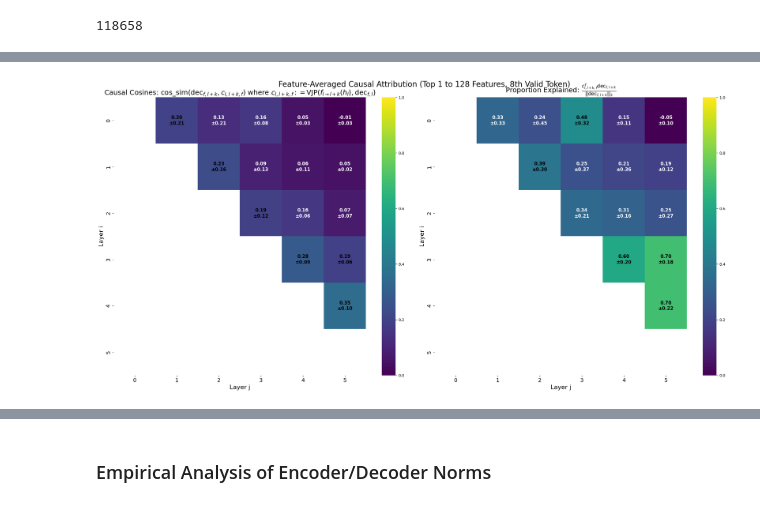
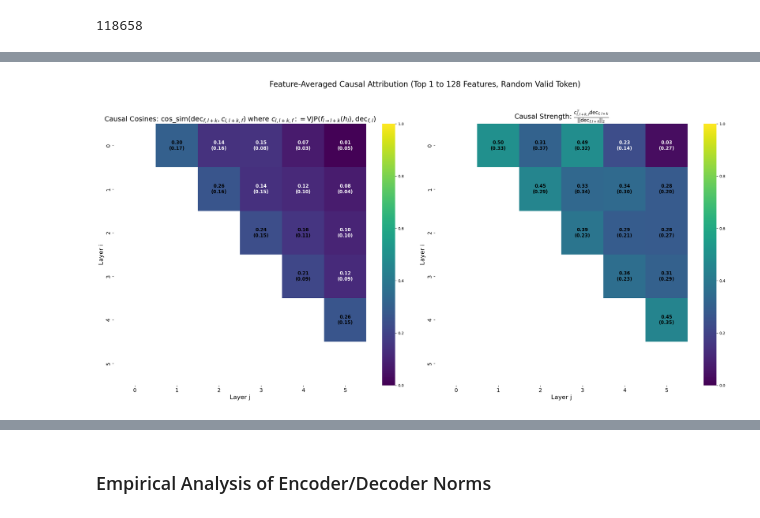
Before and after one commit to sidnb13/tensor-saes, a Jupyter notebook: notebooks/causal_attribution.ipynb, the cells around one changed output, grey strips where cells are left out. Drawn from its saved outputs; the diff is of its cells as text; code cells hidden in the pictures.

```diff
--- a/notebooks/causal_attribution.ipynb
+++ b/notebooks/causal_attribution.ipynb
@@ -1921,12 +1929,12 @@ def plot_averaged_token_causal_attribution(
     fig.suptitle(
         f"Averaged Token Causal Attribution (Top {k_feature} Feature, Valid Token #{n_token}, {num_samples} Samples)",
         fontsize=20,
-        y=0.95,
+        y=1.05,
     )
 
     titles = [
         r"Causal Cosines: $\text{cos_sim}(\text{dec}_{f,l+k}, c_{l,l+k,f})$ where $c_{l,l+k,f} := \text{VJP}(f_{l \to l+k}(h_l), \text{dec}_{f,l})$",
-        r"Proportion Explained: $\frac{c_{l,l+k,f}^T \text{dec}_{f,l+k}}{||\text{dec}_{f,l+k}||_2}$",
+        r"Causal Strength: $\frac{c_{l,l+k,f}^T \text{dec}_{f,l+k}}{||\text{dec}_{f,l+k}||_2}$",
     ]
 
     for idx, (metric, title) in enumerate(zip(metrics, titles)):
@@ -1962,7 +1970,7 @@ def plot_averaged_token_causal_attribution(
                 ax.text(
                     j + 0.5,
                     i + 0.5,
-                    f"{mean_value:.2f}\n±{std_value:.2f}",
+                    f"{mean_value:.2f}\n({std_value:.2f})",
                     ha="center",
                     va="center",
                     color=text_color,
@@ -1976,11 +1984,11 @@ def plot_averaged_token_causal_attribution(
         ax.tick_params(labelsize=14)
 
     plt.tight_layout()
-    plt.subplots_adjust(top=0.9)
+    plt.subplots_adjust(top=0.85)
 
     # Save the plot
     plot_filename = f"averaged_token_causal_attribution_k{k_feature}_n{n_token}_samples{num_samples}.png"
-    plt.savefig(os.path.join(PLOT_DIR, plot_filename))
+    plt.savefig(os.path.join(PLOT_DIR, plot_filename), bbox_inches='tight')
 
     plt.show()
 
@@ -2023,7 +2031,6 @@ def plot_feature_averaged_causal_attribution(
     global_acc_feature_activations,
     num_layers,
     max_k_feature=10,
-    nth_valid_token=1,
     lambda_value=1.0,
     exclude_first_k_tokens=0,
     sae_top_k=128,
@@ -2055,10 +2062,12 @@ def plot_feature_averaged_causal_attribution(
                     sae_top_k=sae_top_k,
                 )
 
-                # Find the nth valid token
-                valid_indices = layer_results["is_valid"].nonzero(as_tuple=True)[0]
-                if len(valid_indices) >= nth_valid_token:
-                    valid_token_index = valid_indices[nth_valid_token - 1]
+                # Find a random valid token
+                valid_indices = (
+                    layer_results["is_valid"].nonzero(as_tuple=True)[0].cpu().tolist()
+                )
+                if len(valid_indices) > 0:
+                    valid_token_index = np.random.choice(valid_indices)
 
                     for metric in metrics:
                         results[metric][i, j, k - 1] = layer_results[metric][
@@ -2071,14 +2080,14 @@ def plot_feature_averaged_causal_attribution(
     # Plotting
     fig, axes = plt.subplots(1, 2, figsize=(24, 12))
     fig.suptitle(
-        f"Feature-Averaged Causal Attribution (Top 1 to {max_k_feature} Features, {nth_valid_token}th Valid Token)",
+        f"Feature-Averaged Causal Attribution (Top 1 to {max_k_feature} Features, Random Valid Token)",
         fontsize=20,
-        y=0.95,
+        y=0.98,  # Increased y value to move the title up
     )
 
     titles = [
         r"Causal Cosines: $\text{cos_sim}(\text{dec}_{f,l+k}, c_{l,l+k,f})$ where $c_{l,l+k,f} := \text{VJP}(f_{l \to l+k}(h_l), \text{dec}_{f,l})$",
-        r"Proportion Explained: $\frac{c_{l,l+k,f}^T \text{dec}_{f,l+k}}{||\text{dec}_{f,l+k}||_2}$",
+        r"Causal Strength: $\frac{c_{l,l+k,f}^T \text{dec}_{f,l+k}}{||\text{dec}_{f,l+k}||_2}$",
     ]
 
     for idx, (metric, title) in enumerate(zip(metrics, titles)):
@@ -2100,7 +2109,7 @@ def plot_feature_averaged_causal_attribution(
             cbar=True,
             mask=mask,
             vmin=GLOBAL_MIN,
-            vmax=GLOBAL_MAX
+            vmax=GLOBAL_MAX,
         )
 
         # Add text annotations for mean and std
@@ -2109,7 +2118,7 @@ def plot_feature_averaged_causal_attribution(
                 mean_value = avg_matrix[i, j]
                 std_value = std_matrix[i, j]
                 if not np.isnan(mean_value):
-                    text = f"{mean_value:.2f}\n±{std_value:.2f}"
+                    text = f"{mean_value:.2f}\n({std_value:.2f})"
                     color = (
                         "white" if mean_value <= np.nanmax(avg_matrix) / 2 else "black"
                     )
@@ -2130,42 +2139,43 @@ def plot_feature_averaged_causal_attribution(
         ax.tick_params(labelsize=14)
 
     plt.tight_layout()
-    plt.subplots_adjust(top=0.9)
+    plt.subplots_adjust(top=0.85)  # Increased top value to create more space
 
     # Save the plot to PLOT_DIR
-    plot_filename = f"feature_averaged_causal_attribution_k{max_k_feature}_nth{nth_valid_token}.png"
+    plot_filename = (
+        f"feature_averaged_causal_attribution_k{max_k_feature}_random_token.png"
+    )
     plt.savefig(os.path.join(PLOT_DIR, plot_filename))
 
     # Show the plot
     plt.show()
 
 
 # Usage example:
 num_layers = 6
 max_k_feature = 128
 nth_valid_token = 8  # Select the first valid token
 exclude_first_k_tokens = 0
 
 # Select a random input sequence
 input_sequence = random.choice(tokenized)["input_ids"][:32].cuda()
 
 plot_feature_averaged_causal_attribution(
     model=model,
     input_sequence=input_sequence,
     feature_encoder_weights=feature_encoder_weights,
     feature_encoder_bias=feature_encoder_bias,
     feature_decoder_weights=feature_decoder_weights,
     global_feature_activation_rate=stats.feature_activation_rate,
     global_acc_feature_activations=stats.acc_features,
     num_layers=num_layers,
     max_k_feature=max_k_feature,
-    nth_valid_token=nth_valid_token,
     lambda_value=1.0,
     exclude_first_k_tokens=exclude_first_k_tokens,
-    sae_top_k=128,
+    sae_top_k=10,
 )
 # %% [output]
-[figure, old version]
+[figure, new version]
 # %%
 import random
 
```
Also changed, not shown: parts of 9 cells of this notebook, 57 other files.
